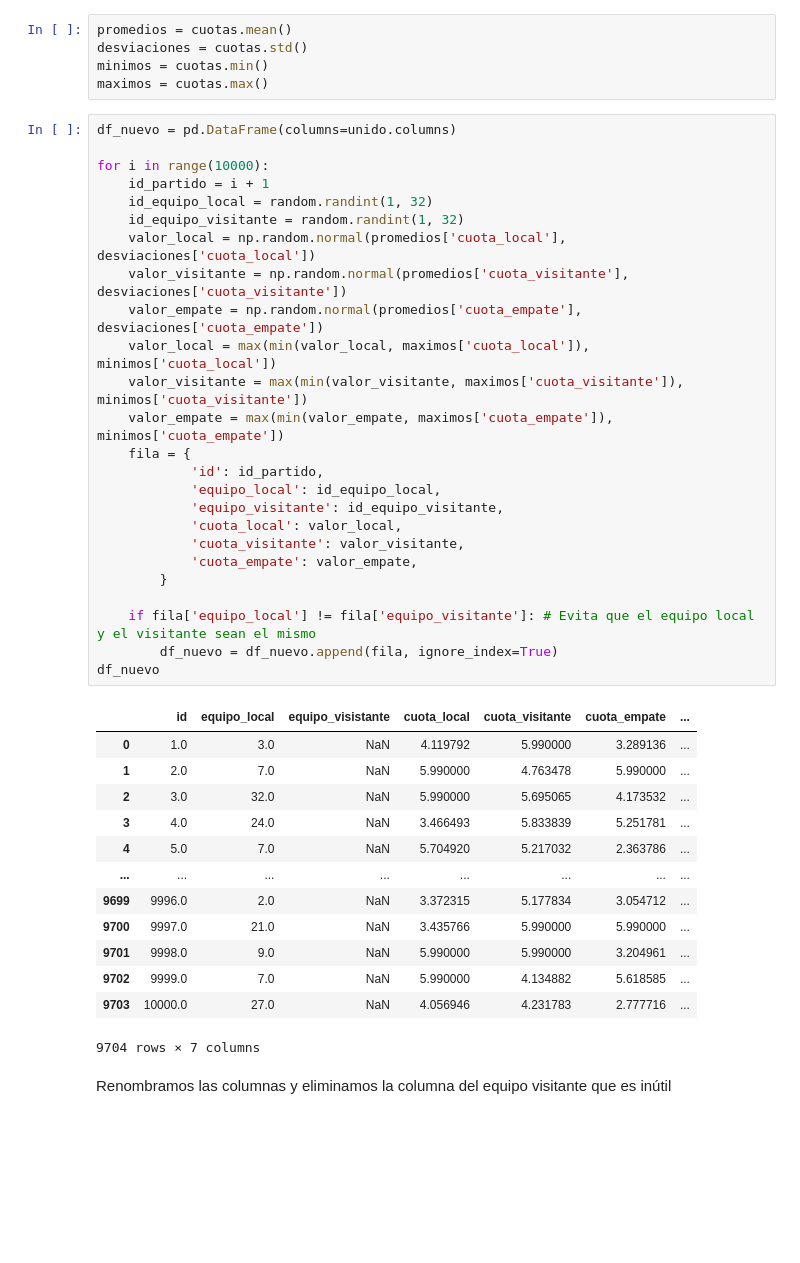
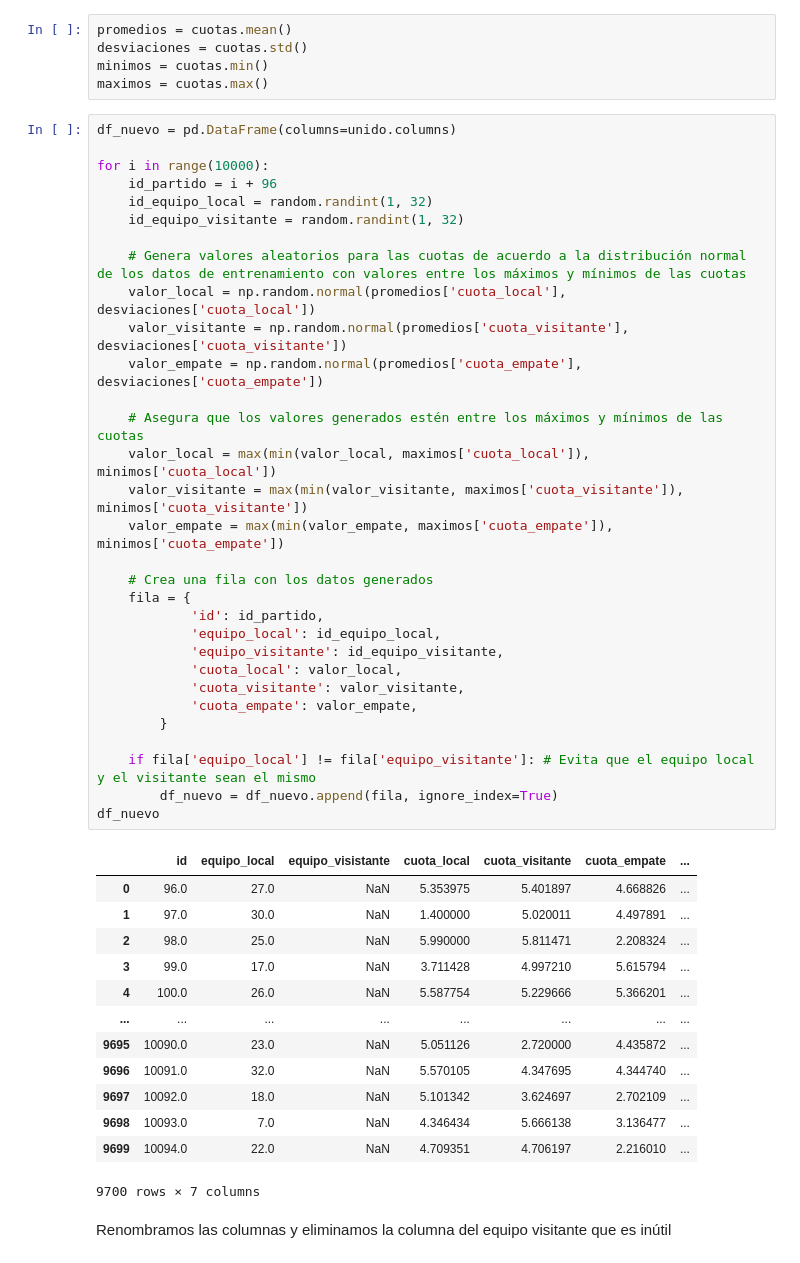
Before and after one commit to carlotamartin/Api_Casas_Apuestas, a Jupyter notebook: Api_Casas_Apuestas-main/Calculo_Cuota/Apuesta-Copy2.ipynb, the cells around one changed output. Drawn from its saved outputs; the diff is of its cells as text; blank space fills up the shorter version.

```diff
--- a/Api_Casas_Apuestas-main/Calculo_Cuota/Apuesta-Copy2.ipynb
+++ b/Api_Casas_Apuestas-main/Calculo_Cuota/Apuesta-Copy2.ipynb
@@ -565,42 +560,48 @@ maximos = cuotas.max()
 # %%
 df_nuevo = pd.DataFrame(columns=unido.columns)
 
 for i in range(10000):
-    id_partido = i + 1
+    id_partido = i + 96
     id_equipo_local = random.randint(1, 32)
     id_equipo_visitante = random.randint(1, 32)
+
+    # Genera valores aleatorios para las cuotas de acuerdo a la distribución normal de los datos de entrenamiento con valores entre los máximos y mínimos de las cuotas
     valor_local = np.random.normal(promedios['cuota_local'], desviaciones['cuota_local'])
     valor_visitante = np.random.normal(promedios['cuota_visitante'], desviaciones['cuota_visitante'])
     valor_empate = np.random.normal(promedios['cuota_empate'], desviaciones['cuota_empate'])
+
+    # Asegura que los valores generados estén entre los máximos y mínimos de las cuotas
     valor_local = max(min(valor_local, maximos['cuota_local']), minimos['cuota_local'])
     valor_visitante = max(min(valor_visitante, maximos['cuota_visitante']), minimos['cuota_visitante'])
     valor_empate = max(min(valor_empate, maximos['cuota_empate']), minimos['cuota_empate'])
+
+    # Crea una fila con los datos generados
     fila = {
             'id': id_partido,
             'equipo_local': id_equipo_local,
             'equipo_visitante': id_equipo_visitante,
             'cuota_local': valor_local,
             'cuota_visitante': valor_visitante,
             'cuota_empate': valor_empate,
         }
 
     if fila['equipo_local'] != fila['equipo_visitante']: # Evita que el equipo local y el visitante sean el mismo
         df_nuevo = df_nuevo.append(fila, ignore_index=True)
 df_nuevo
 # %% [output]
 |  | id | equipo_local | equipo_visistante | cuota_local | cuota_visitante | cuota_empate | ... |
-| 0 | 1.0 | 3.0 | NaN | 4.119792 | 5.990000 | 3.289136 | ... |
-| 1 | 2.0 | 7.0 | NaN | 5.990000 | 4.763478 | 5.990000 | ... |
-| 2 | 3.0 | 32.0 | NaN | 5.990000 | 5.695065 | 4.173532 | ... |
-| 3 | 4.0 | 24.0 | NaN | 3.466493 | 5.833839 | 5.251781 | ... |
-| 4 | 5.0 | 7.0 | NaN | 5.704920 | 5.217032 | 2.363786 | ... |
+| 0 | 96.0 | 27.0 | NaN | 5.353975 | 5.401897 | 4.668826 | ... |
+| 1 | 97.0 | 30.0 | NaN | 1.400000 | 5.020011 | 4.497891 | ... |
+| 2 | 98.0 | 25.0 | NaN | 5.990000 | 5.811471 | 2.208324 | ... |
+| 3 | 99.0 | 17.0 | NaN | 3.711428 | 4.997210 | 5.615794 | ... |
+| 4 | 100.0 | 26.0 | NaN | 5.587754 | 5.229666 | 5.366201 | ... |
 | ... | ... | ... | ... | ... | ... | ... | ... |
-| 9699 | 9996.0 | 2.0 | NaN | 3.372315 | 5.177834 | 3.054712 | ... |
-| 9700 | 9997.0 | 21.0 | NaN | 3.435766 | 5.990000 | 5.990000 | ... |
-| 9701 | 9998.0 | 9.0 | NaN | 5.990000 | 5.990000 | 3.204961 | ... |
-| 9702 | 9999.0 | 7.0 | NaN | 5.990000 | 4.134882 | 5.618585 | ... |
-| 9703 | 10000.0 | 27.0 | NaN | 4.056946 | 4.231783 | 2.777716 | ... |
+| 9695 | 10090.0 | 23.0 | NaN | 5.051126 | 2.720000 | 4.435872 | ... |
+| 9696 | 10091.0 | 32.0 | NaN | 5.570105 | 4.347695 | 4.344740 | ... |
+| 9697 | 10092.0 | 18.0 | NaN | 5.101342 | 3.624697 | 2.702109 | ... |
+| 9698 | 10093.0 | 7.0 | NaN | 4.346434 | 5.666138 | 3.136477 | ... |
+| 9699 | 10094.0 | 22.0 | NaN | 4.709351 | 4.706197 | 2.216010 | ... |
-9704 rows × 7 columns
+9700 rows × 7 columns
 # %% [markdown]
 Renombramos las columnas y eliminamos la columna del equipo visitante que es inútil
 # %%
```
Also changed, not shown: parts of 27 cells of this notebook, 3 other files.
